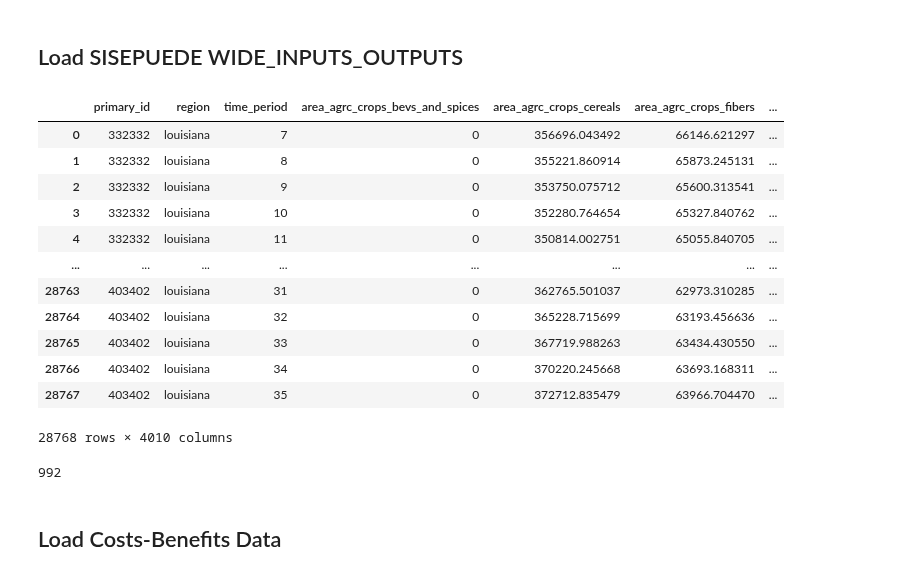
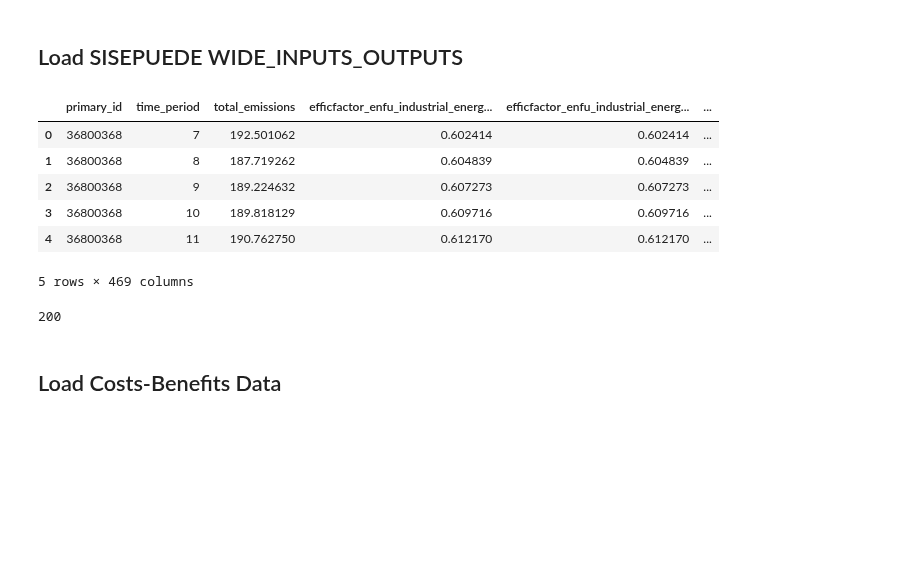
Before and after one commit to sisepuede-framework/ssp_louisiana, a Jupyter notebook: metamodel/notebooks/etl_5.3.ipynb, the cells around one changed output. Cells and saved outputs as stored; diff of their text form; code cells hidden in the pictures; blank space fills up the shorter version.

```diff
--- a/metamodel/notebooks/etl_5.3.ipynb
+++ b/metamodel/notebooks/etl_5.3.ipynb
@@ -74,0 +265,42 @@ print(SIMULATION_DIR_PATH)
+# %%
+decomposed_s3_uri = "s3://sisepuede-data/run_database/sisepuede_run_2025-10-07t13;30;14.193421/decomposed_outputs/"
+cb_s3_uri = "s3://sisepuede-data/run_database/sisepuede_run_2025-10-07t13;30;14.193421/cb_outputs/"
+
+# A) First 200 files, threaded I/O + single-process parsing
+decomposed_df = concat_csvs_from_s3_parallel(
+    decomposed_s3_uri,
+    max_files=200,
+    fetch_all=False,
+    profile_name=profile_name,
+    io_workers=24,                 # increase if you have bandwidth
+    parse_workers=0,               # 0/1 => parse in main process
+    read_csv_kwargs={"low_memory": False}
+)
+
+cb_df = concat_csvs_from_s3_parallel(
+    cb_s3_uri,
+    max_files=200,
+    fetch_all=False,
+    profile_name=profile_name,
+    io_workers=24,                 # increase if you have bandwidth
+    parse_workers=0,               # 0/1 => parse in main process
+    read_csv_kwargs={"low_memory": False},
+)
+
+# # B) All files, threaded I/O + multi-process parsing (faster on big CSVs/CPUs)
+# df_all = concat_csvs_from_s3_parallel(
+#     s3_uri,
+#     fetch_all=True,
+#     io_workers=32,
+#     parse_workers=8,               # try ~ number of CPU cores
+#     read_csv_kwargs={"low_memory": False},
+# )
+
+# # C) Narrow by regex if needed (keeps stability sort by numeric IDs)
+# df_cb_only = concat_csvs_from_s3_parallel(
+#     s3_uri,
+#     fetch_all=True,
+#     filename_regex=r"^cb_\d+\.csv(\.gz)?$",
+#     io_workers=16,
+#     parse_workers=4,
+# )
@@ -170,26 +409,19 @@ memory usage: 671.9+ KB
 # %% [markdown]
 ## Load SISEPUEDE WIDE_INPUTS_OUTPUTS
 # %%
-wide_inputs_outputs_df = pd.read_csv(os.path.join(SIMULATION_DIR_PATH, "sisepuede_results_IDE_6004_filtered.csv"))
-wide_inputs_outputs_df
+decomposed_df.head()
 # %% [output]
-|  | primary_id | region | time_period | area_agrc_crops_bevs_and_spices | area_agrc_crops_cereals | area_agrc_crops_fibers | ... |
-| 0 | 332332 | louisiana | 7 | 0 | 356696.043492 | 66146.621297 | ... |
-| 1 | 332332 | louisiana | 8 | 0 | 355221.860914 | 65873.245131 | ... |
-| 2 | 332332 | louisiana | 9 | 0 | 353750.075712 | 65600.313541 | ... |
-| 3 | 332332 | louisiana | 10 | 0 | 352280.764654 | 65327.840762 | ... |
-| 4 | 332332 | louisiana | 11 | 0 | 350814.002751 | 65055.840705 | ... |
-| ... | ... | ... | ... | ... | ... | ... | ... |
-| 28763 | 403402 | louisiana | 31 | 0 | 362765.501037 | 62973.310285 | ... |
-| 28764 | 403402 | louisiana | 32 | 0 | 365228.715699 | 63193.456636 | ... |
-| 28765 | 403402 | louisiana | 33 | 0 | 367719.988263 | 63434.430550 | ... |
-| 28766 | 403402 | louisiana | 34 | 0 | 370220.245668 | 63693.168311 | ... |
-| 28767 | 403402 | louisiana | 35 | 0 | 372712.835479 | 63966.704470 | ... |
+|  | primary_id | time_period | total_emissions | efficfactor_enfu_industrial_energ... | efficfactor_enfu_industrial_energ... | ... |
+| 0 | 36800368 | 7 | 192.501062 | 0.602414 | 0.602414 | ... |
+| 1 | 36800368 | 8 | 187.719262 | 0.604839 | 0.604839 | ... |
+| 2 | 36800368 | 9 | 189.224632 | 0.607273 | 0.607273 | ... |
+| 3 | 36800368 | 10 | 189.818129 | 0.609716 | 0.609716 | ... |
+| 4 | 36800368 | 11 | 190.762750 | 0.612170 | 0.612170 | ... |
-28768 rows × 4010 columns
+5 rows × 469 columns
 # %%
-wide_inputs_outputs_df.primary_id.nunique()
+decomposed_df.primary_id.nunique()
 # %% [output]
-992
+200
 # %% [markdown]
 ## Load Costs-Benefits Data
 # %%
```
Also changed, not shown: parts of 84 cells of this notebook, 2 other files.
